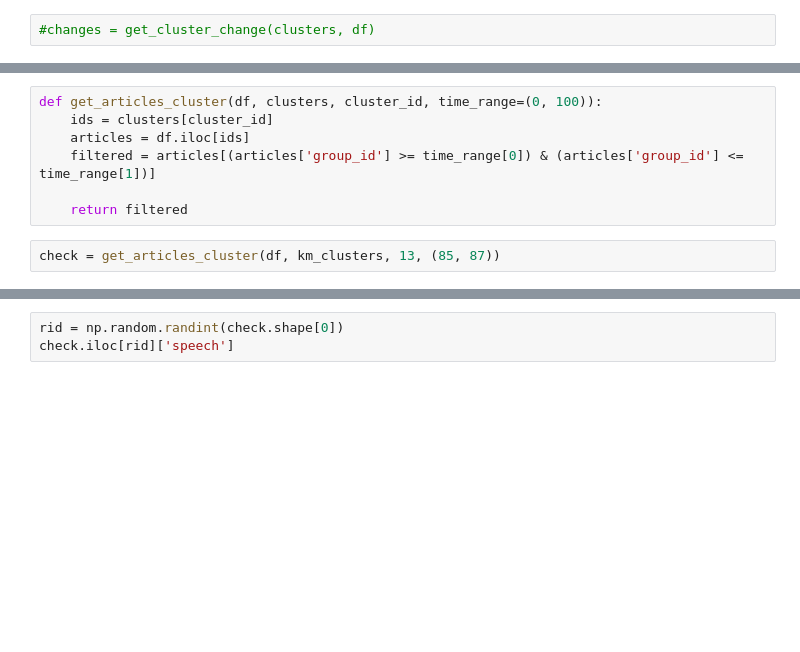
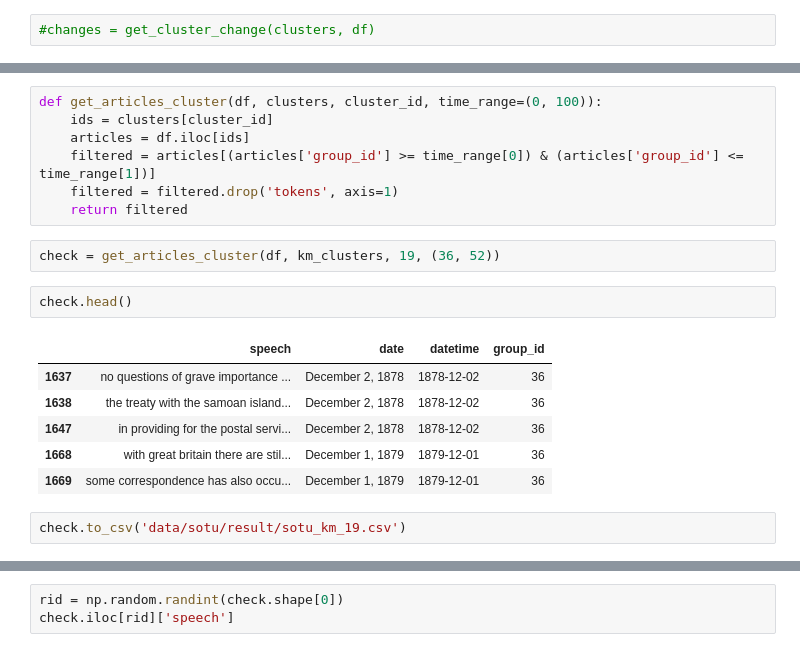
Before and after one commit to ruathudo/detangling-discourses, a Jupyter notebook: lda_samples_sotu.ipynb, the cells around one changed output, grey strips where cells are left out. Drawn from its saved outputs; the diff is of its cells as text; blank space fills up the shorter version.

```diff
--- a/lda_samples_sotu.ipynb
+++ b/lda_samples_sotu.ipynb
@@ -354,7 +366,18 @@ def get_articles_cluster(df, clusters, cluster_id, time_range=(0, 100)):
     ids = clusters[cluster_id]
     articles = df.iloc[ids]
     filtered = articles[(articles['group_id'] >= time_range[0]) & (articles['group_id'] <= time_range[1])]
-
+    filtered = filtered.drop('tokens', axis=1)
     return filtered
 # %%
-check = get_articles_cluster(df, km_clusters, 13, (85, 87))
+check = get_articles_cluster(df, km_clusters, 19, (36, 52))
+# %%
+check.head()
+# %% [output]
+|  | speech | date | datetime | group_id |
+| 1637 | no questions of grave importance ... | December 2, 1878 | 1878-12-02 | 36 |
+| 1638 | the treaty with the samoan island... | December 2, 1878 | 1878-12-02 | 36 |
+| 1647 | in providing for the postal servi... | December 2, 1878 | 1878-12-02 | 36 |
+| 1668 | with great britain there are stil... | December 1, 1879 | 1879-12-01 | 36 |
+| 1669 | some correspondence has also occu... | December 1, 1879 | 1879-12-01 | 36 |
+# %%
+check.to_csv('data/sotu/result/sotu_km_19.csv')
```
Also changed, not shown: parts of 14 cells of this notebook, 5 other files.
